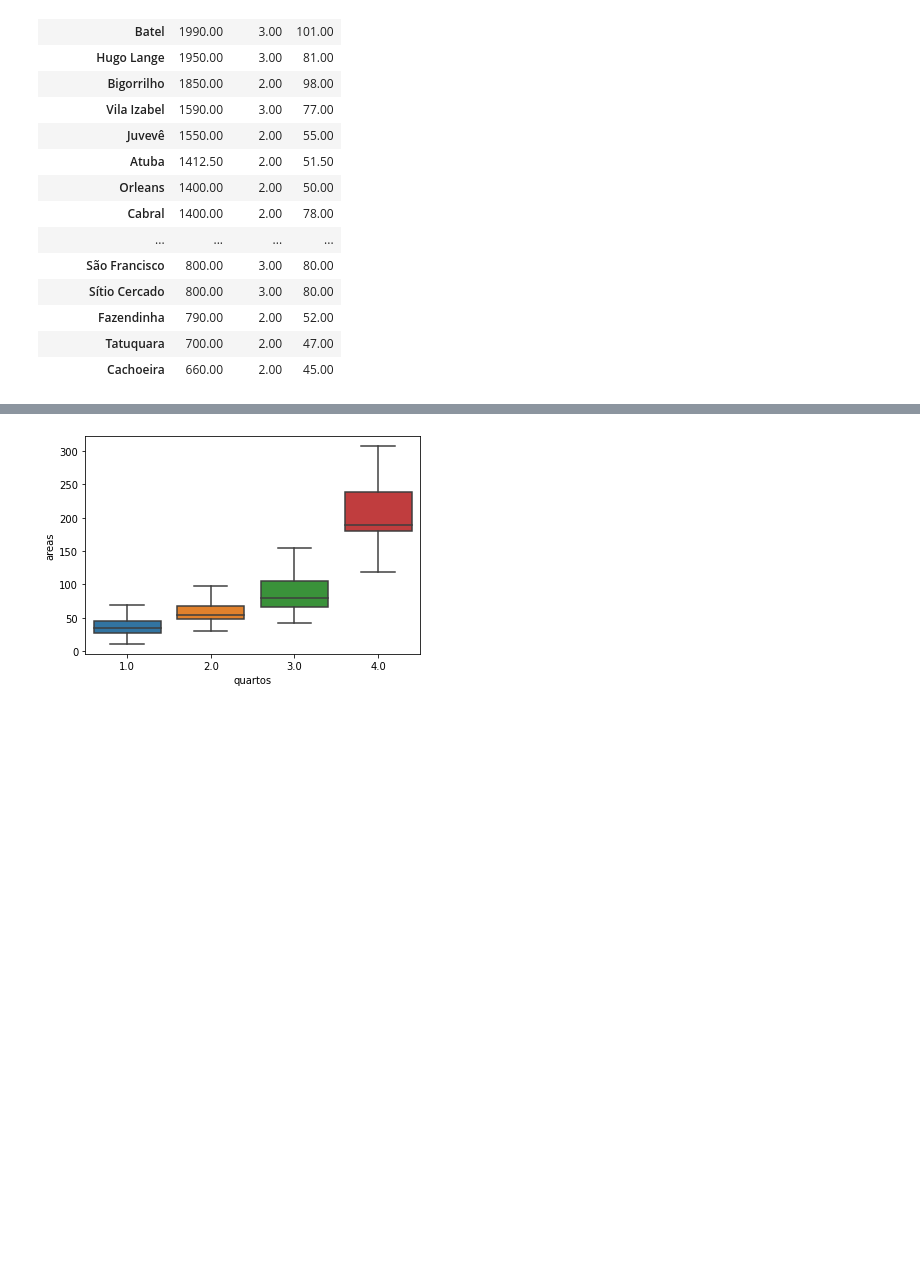
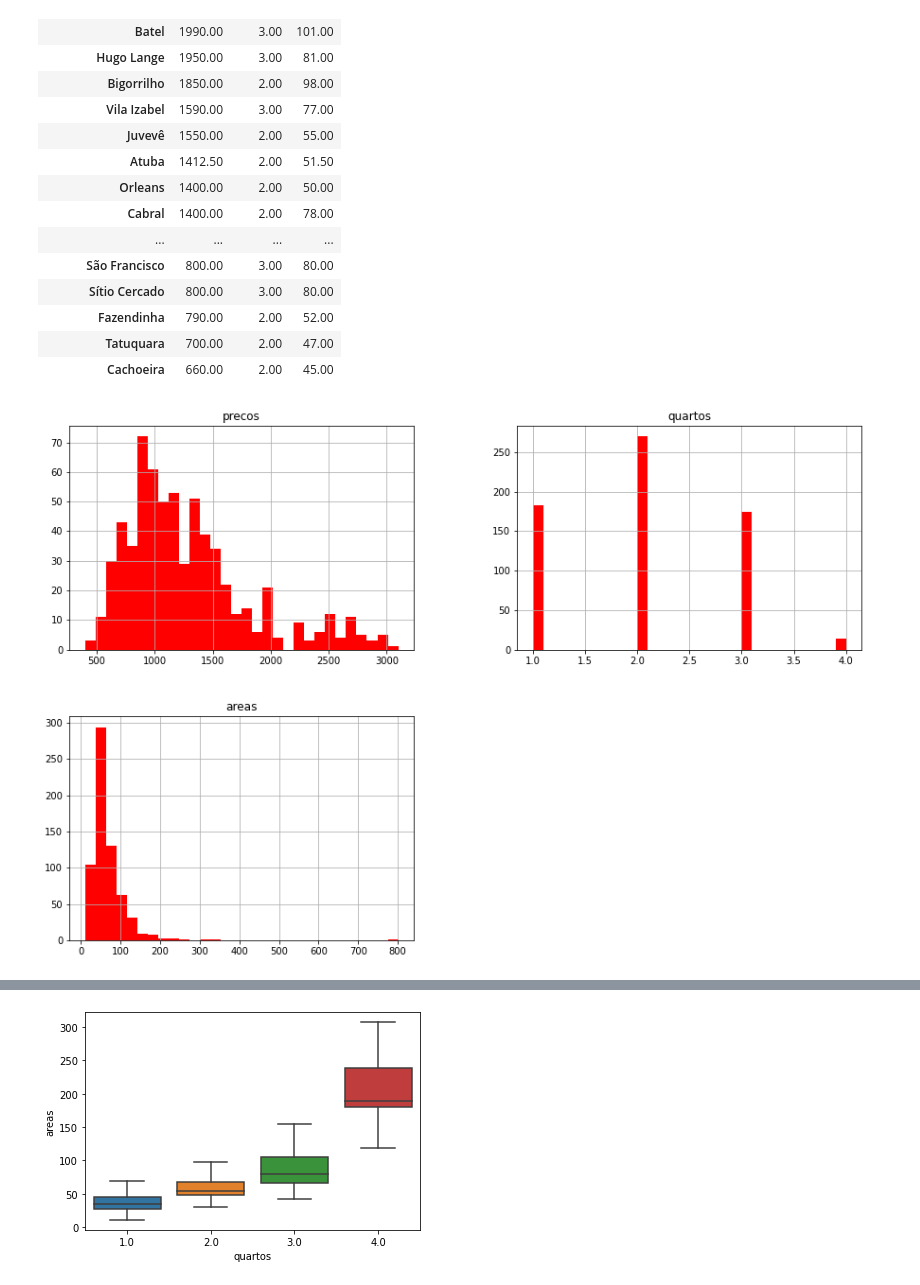
Before and after one commit to Fmarcelneves/Rental-price-analysis-and-forecast-Curitiba-PR, a Jupyter notebook: Data_exploration_Curitiba_rent.ipynb, the cells around one changed output, grey strips where cells are left out. Cells and saved outputs as stored; diff of their text form; code cells hidden in the pictures; blank space fills up the shorter version.

```diff
--- a/Data_exploration_Curitiba_rent.ipynb
+++ b/Data_exploration_Curitiba_rent.ipynb
@@ -112,3 +123,7 @@ da_ml.groupby(['bairro']).median().sort_values('precos', ascending=False)
 | Cachoeira | 660.00 | 2.00 | 45.00 |
 # %%
 da_group = da_ml.groupby(['bairro']).median().sort_values('precos', ascending=False)
+# %%
+da_ml.hist(bins=30, figsize=(15, 10), color = 'r');
+# %% [output]
+[figure, added]
```
Also changed, not shown: parts of 26 cells of this notebook.
